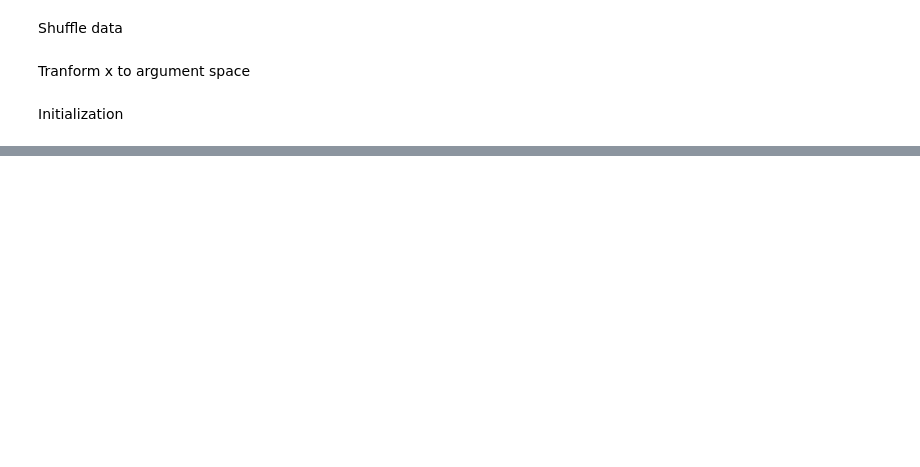
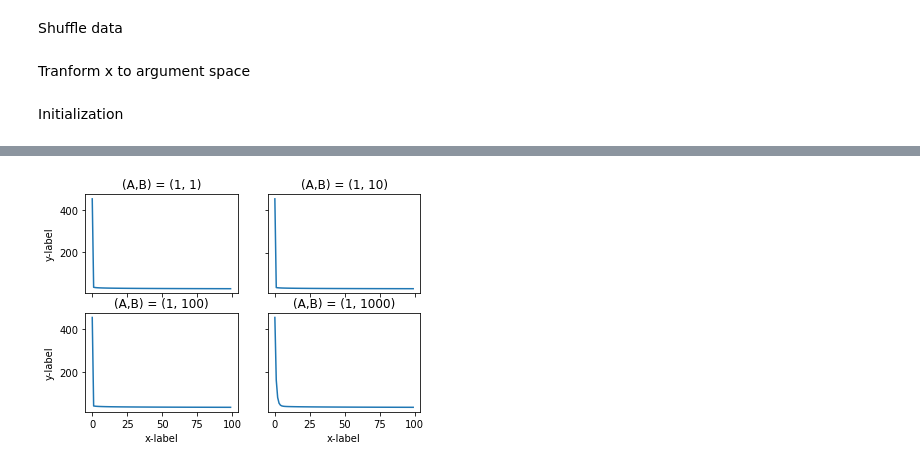
Before and after one commit to Hong7Cong/EE559-PatternReg, a Jupyter notebook: hw5/hw5.ipynb, the cells around one changed output, grey strips where cells are left out. Cells and saved outputs as stored; diff of their text form; code cells hidden in the pictures; blank space fills up the shorter version.

```diff
--- a/hw5/hw5.ipynb
+++ b/hw5/hw5.ipynb
@@ -128,0 +129,4 @@ array([[1.   , 0.636, 0.736, 0.979, 0.643],
+# %%
+hw5_plot(A,2)
+# %% [output]
+[figure, added]
```
Also changed, not shown: parts of 27 cells of this notebook, 3 other files.
